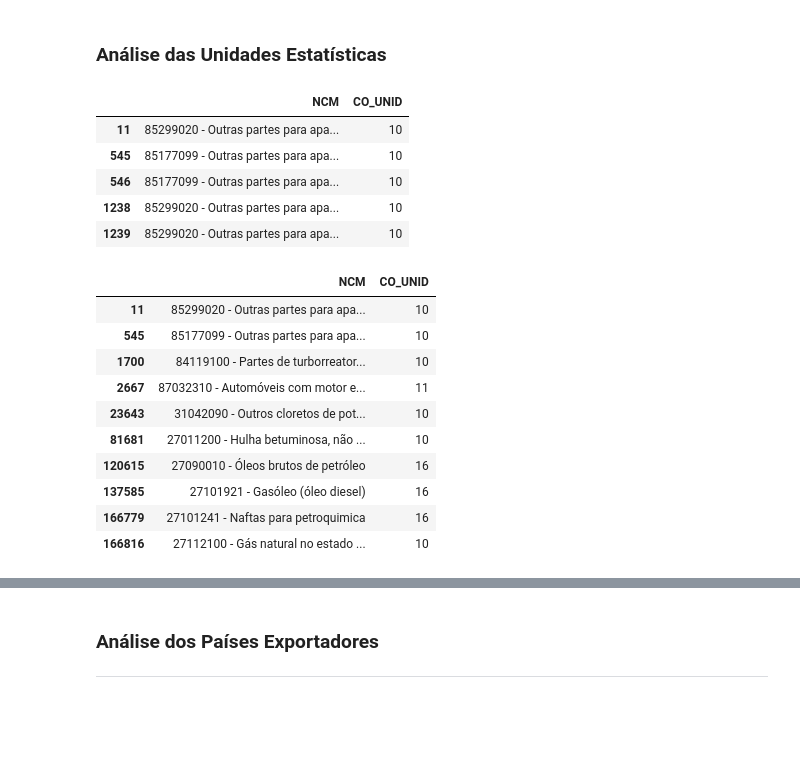
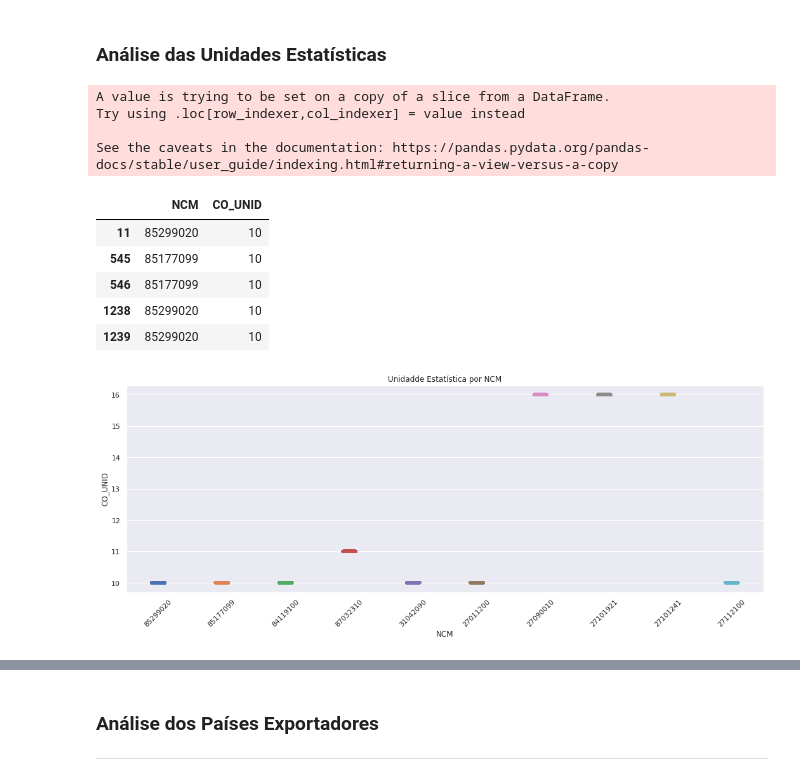
Before and after one commit to Danielpsob/DSWP, a Jupyter notebook: notebooks/analise_dados29-03.ipynb, the cells around one changed output, grey strips where cells are left out. Cells and saved outputs as stored; diff of their text form; code cells hidden in the pictures; blank space fills up the shorter version.

```diff
--- a/notebooks/analise_dados29-03.ipynb
+++ b/notebooks/analise_dados29-03.ipynb
@@ -547,29 +408,27 @@ df_total.head()
 ### Análise das Unidades Estatísticas
 # %%
 df_unidest = df_total[['NCM','CO_UNID']]
+df_unidest["NCM"] = df_unidest["NCM"].apply(lambda x: str(x)[:8])
 df_unidest.head()
 # %% [output]
+A value is trying to be set on a copy of a slice from a DataFrame.
+Try using .loc[row_indexer,col_indexer] = value instead
+
+See the caveats in the documentation: https://pandas.pydata.org/pandas-docs/stable/user_guide/indexing.html#returning-a-view-versus-a-copy
 |  | NCM | CO_UNID |
-| 11 | 85299020 - Outras partes para apa... | 10 |
-| 545 | 85177099 - Outras partes para apa... | 10 |
-| 546 | 85177099 - Outras partes para apa... | 10 |
-| 1238 | 85299020 - Outras partes para apa... | 10 |
-| 1239 | 85299020 - Outras partes para apa... | 10 |
+| 11 | 85299020 | 10 |
+| 545 | 85177099 | 10 |
+| 546 | 85177099 | 10 |
+| 1238 | 85299020 | 10 |
+| 1239 | 85299020 | 10 |
-# %%
-df_unidest = df_unidest.drop_duplicates()
-df_unidest
-# %% [output]
-|  | NCM | CO_UNID |
-| 11 | 85299020 - Outras partes para apa... | 10 |
-| 545 | 85177099 - Outras partes para apa... | 10 |
-| 1700 | 84119100 - Partes de turborreator... | 10 |
-| 2667 | 87032310 - Automóveis com motor e... | 11 |
-| 23643 | 31042090 - Outros cloretos de pot... | 10 |
-| 81681 | 27011200 - Hulha betuminosa, não ... | 10 |
-| 120615 | 27090010 - Óleos brutos de petróleo | 16 |
-| 137585 | 27101921 - Gasóleo (óleo diesel) | 16 |
-| 166779 | 27101241 - Naftas para petroquimica | 16 |
-| 166816 | 27112100 - Gás natural no estado ... | 10 |
+# %%
+fig, ax = plt.subplots(sharey=False, figsize=(18,6))
+plt.title("Unidadde Estatística por NCM")
+sns.stripplot(x='NCM', y='CO_UNID', data=df_unidest)
+plt.xticks(rotation=45)
+plt.show()
+# %% [output]
+[figure, added]
 # %%
 df_total.drop(['CO_UNID'],axis=1,inplace=True)
 # %%
```
Also changed, not shown: parts of 48 cells of this notebook.
